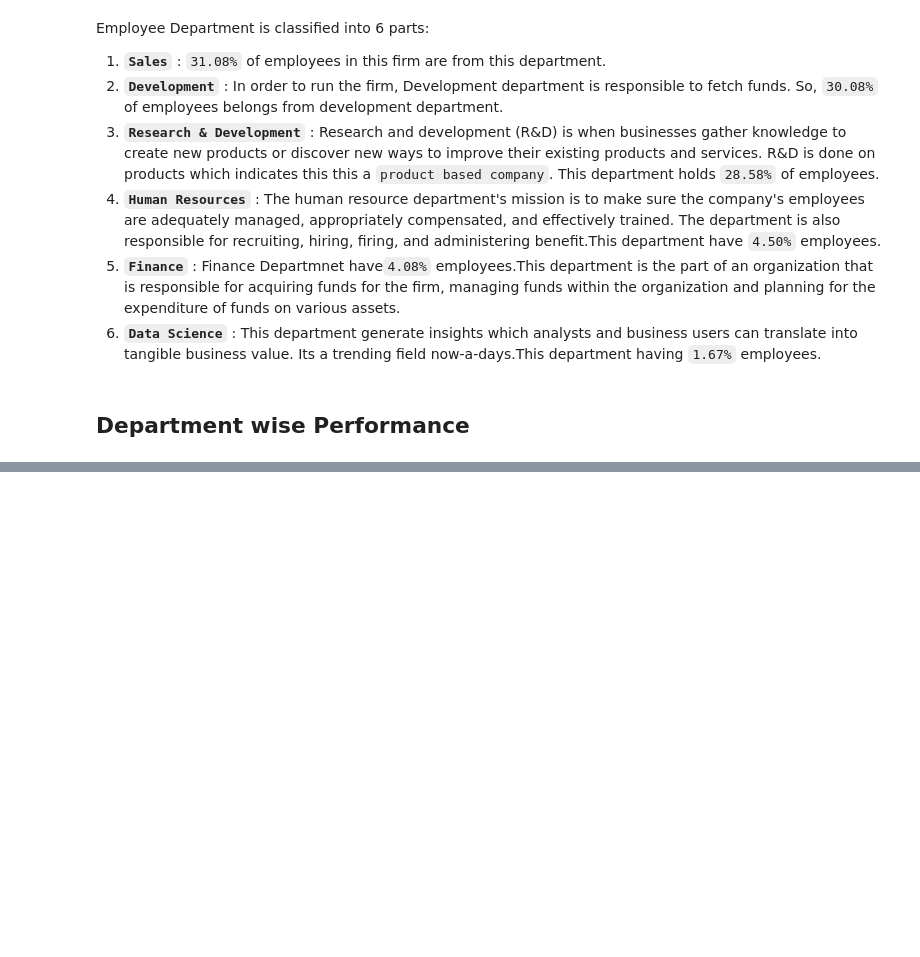
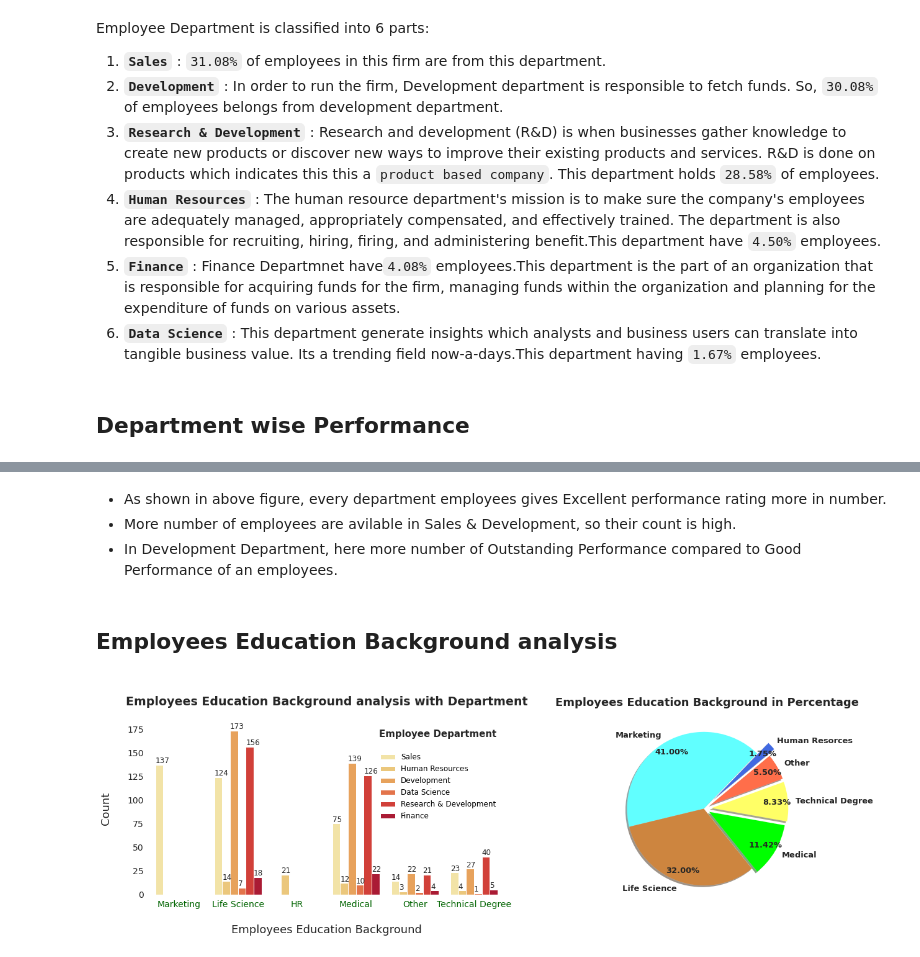
Before and after one commit to 21Ovi/Employee-Performance-Analysis, a Jupyter notebook: Visualize.ipynb, the cells around one changed output, grey strips where cells are left out. Saved outputs shown, nothing was run; the diff lists cells and outputs as text; code cells hidden in the pictures; blank space fills up the shorter version.

```diff
--- a/Visualize.ipynb
+++ b/Visualize.ipynb
@@ -112,3 +112,51 @@ fig1 = customLegend(fig=fig1, nameSwap = {'3': 'Excellent', '2':'Good','4':"Outs
 fig1.show();
 # %% [output]
 [interactive output not drawn]
+# %% [markdown]
+* As shown in above figure, every department employees gives Excellent performance rating more in number.
+* More number of employees are avilable in Sales & Development, so their count is high.
+* In Development Department, here more number of Outstanding Performance compared to Good Performance of an employees.
+# %% [markdown]
+## Employees Education Background analysis
+# %%
+#setting up seaborn for figure
+sns.set(rc={"font.size":12,"axes.titlesize":18,"axes.labelsize":18,"xtick.labelsize":14,"ytick.labelsize":14,
+            "legend.fontsize":12,'axes.grid' : False,'axes.facecolor': 'white'})
+
+#pie chart for employees education background
+percent_2=[]
+for i in data['EducationBackground'].value_counts():
+    percent_2.append(i)
+
+wedgeprops = {"linewidth": 0.1, 'width':1, "edgecolor":"w"}
+color = ["#61ffff","#cd853f","#00ff00","#ffff66","#ff6e4a","royalblue"]
+
+plt.figure(figsize = (20,8))
+
+plt.subplot(1,2,1)
+
+#countplot chart for employees education background for department analysis
+ax = sns.countplot(x=data['EducationBackground'],hue=data["EmpDepartment"],palette="YlOrRd")
+plt.title("\nEmployees Education Background analysis with Department\n",fontweight="bold",fontsize=19)
+plt.xlabel("\nEmployees Education Background")
+plt.xticks(ticks=[0,1,2,3,4,5],labels=["Marketing","Life Science","HR","Medical","Other","Technical Degree"], color="darkgreen")
+plt.ylabel("Count\n")
+legend = plt.legend()
+legend.set_title("Employee Department\n",prop={"size":15,"weight":"bold"})
+plt.setp(legend.get_texts(), color='black')
+legend.draw_frame(False)
+for p in ax.patches:
+        ax.annotate('{:.0f}'.format(p.get_height()), (p.get_x(), p.get_height()+2))
+plt.tight_layout(pad=2)
+
+plt.subplot(1,2,2)
+plt.pie(percent_2,labels = ["Marketing","Life Science","Medical","Technical Degree","Other","Human Resorces"],
+        explode = [0,0,0.08,0.1,0.1,0.2], autopct = "%0.2f%%", startangle =46,shadow = True,
+        pctdistance = 0.85,wedgeprops = wedgeprops,textprops = {"fontsize":13,"fontweight":"bold"},rotatelabels=False,
+        colors = color)
+plt.title("Employees Education Background in Percentage\n",fontsize=18,fontweight='bold',)
+plt.tight_layout(pad=7)
+plt.axis('equal')
+plt.show()
+# %% [output]
+[figure, added]
```
